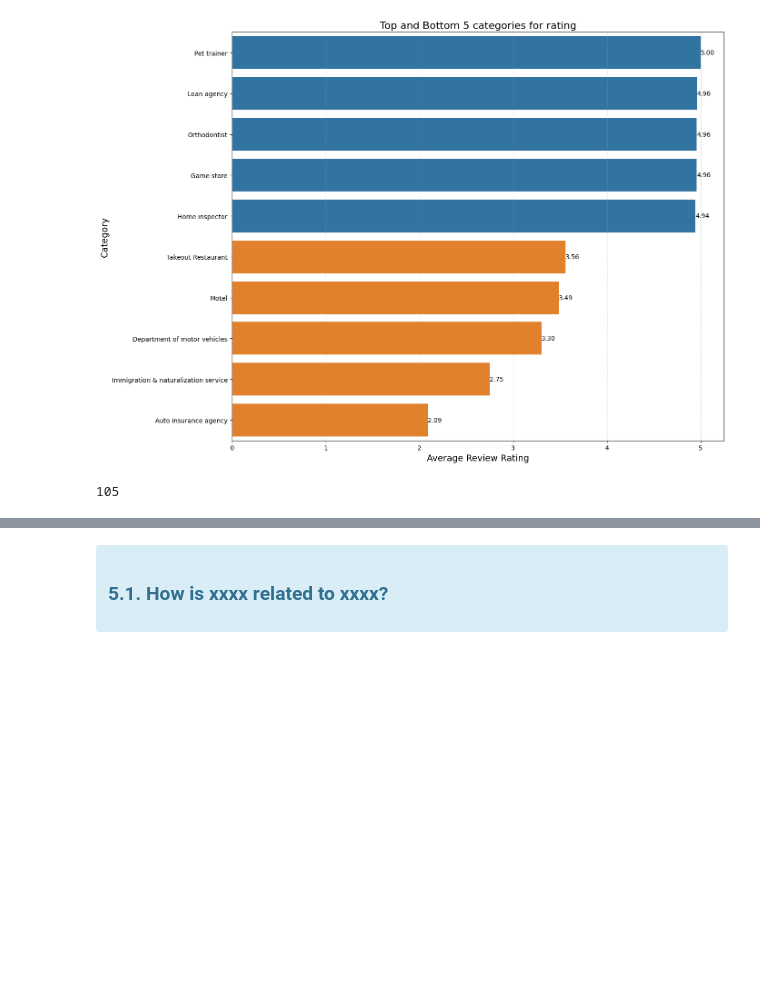
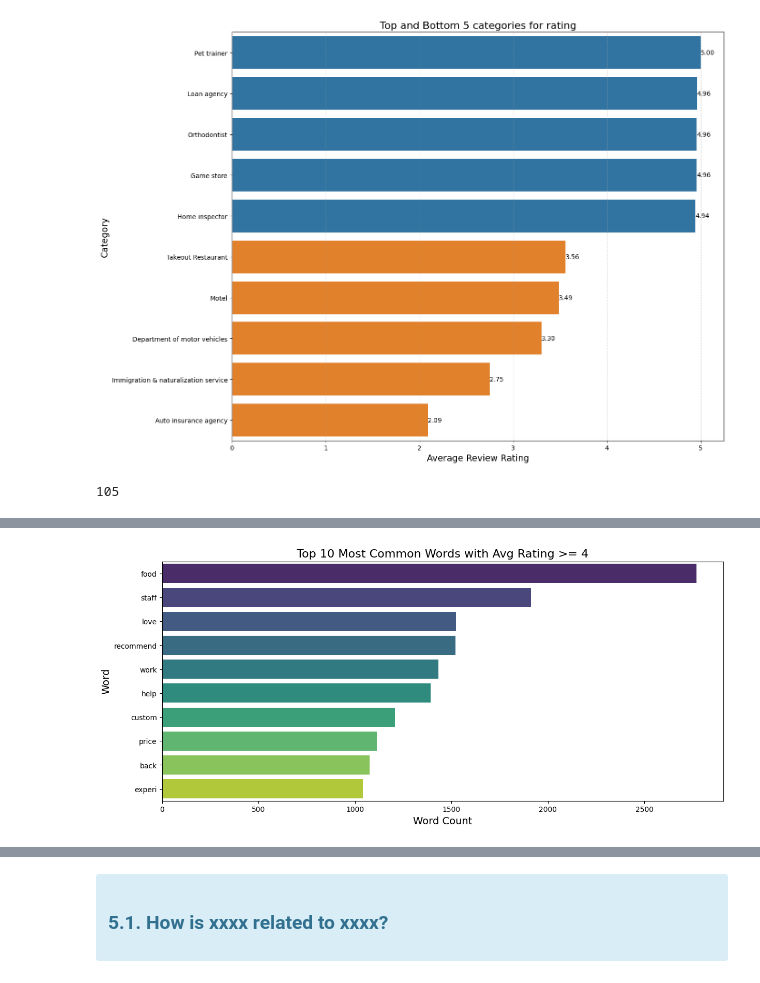
Before and after one commit to felix553/FIT5198-Assignment-1-, a Jupyter notebook: notebook_templates/task3_xxxxxxx.ipynb, the cells around one changed output, grey strips where cells are left out. Drawn from its saved outputs; the diff is of its cells as text; code cells hidden in the pictures; blank space fills up the shorter version.

Commit message:
Word insight generated

```diff
--- a/notebook_templates/task3_xxxxxxx.ipynb
+++ b/notebook_templates/task3_xxxxxxx.ipynb
@@ -633,6 +652,6 @@ Passing `palette` without assigning `hue` is deprecated and will be removed in v
 # %%
 # Flatten the lists and count occurrences, handle None values
-flat_categories = [category for sublist in merged_df['category'].dropna() for category in (sublist if isinstance(sublist, list) else [])]
+flat_categories = [category for sublist in merged_df['category'].dropna() for category in sublist]
 
 # Create a Series from the flattened categories and count occurrences
 category_counts = pd.Series(flat_categories).value_counts()
@@ -653,6 +672,7 @@ Employment center              53
 Employment agency              53
 Name: count, Length: 298, dtype: int64
 # %%
+
 # Create a dictionary mapping categories to their counts
 category_count_dict = category_counts.to_dict()
 
@@ -667,7 +687,7 @@ def assign_most_frequent_category(categories):
     return sorted_categories[0]
 
 # Apply the function to transform the 'category' column
-merged_df['transformed_category'] = merged_df['category'].apply(lambda x: assign_most_frequent_category(x if isinstance(x, list) else [x]))
+merged_df['transformed_category'] = merged_df['category'].apply(lambda x: assign_most_frequent_category(x))
 # %%
 merged_df.columns
 # %% [output]
@@ -721,3 +741,7 @@ Passing `palette` without assigning `hue` is deprecated and will be removed in v
 len(merged_df['transformed_category'].unique())
 # %% [output]
 105
+# %%
+# Read the countvec_test.txt file
+with open('countvec_test.txt', 'r') as file:
+    countvec_test_data = file.readlines()
@@ -723,0 +790,3 @@ len(merged_df['transformed_category'].unique())
+# %%
+combined_vec_df = pd.merge(countvec_test_df, aggregated_review_df, on='gmap_id', how='left')
+combined_vec_df.head()
@@ -723,0 +821,68 @@ len(merged_df['transformed_category'].unique())
+# %%
+
+
+# Assume 'combined_vec_df' is your DataFrame containing word indices
+
+# Step 1: Create a dictionary from the text document
+word_dict = {}
+with open('test_vocab.txt', 'r') as file:
+    for line in file:
+        word, index = line.strip().split(':')
+        word_dict[index] = word
+
+# Step 2: Initialize dictionaries to hold word counts for ratings above and below 4
+word_count_above_4 = defaultdict(int)
+word_count_below_4 = defaultdict(int)
+
+# Step 3: Iterate through each row in the DataFrame and replace indices with words
+for _, row in combined_vec_df.iterrows():
+    if pd.notna(row['avg_rating']):
+        # Determine which dictionary to use based on the rating
+        if row['avg_rating'] >= 4:
+            target_dict = word_count_above_4
+        else:
+            target_dict = word_count_below_4
+
+        # Iterate over each relevant column to extract word counts
+        for col in combined_vec_df.columns[1:]:
+            # Convert the value to a string and check if it's valid
+            value = str(row[col])
+            if value != 'None' and value.strip():
+                word_counts = value.split(',')
+                for wc in word_counts:
+                    # Check if the string is in the correct format (exactly one colon)
+                    parts = wc.split(':')
+                    if len(parts) == 2:
+                        index, count = parts
+                        try:
+                            # Use the dictionary to replace index with word
+                            word = word_dict.get(index, f"unknown_{index}")
+                            target_dict[word] += int(count)
+                        except ValueError:
+                            # Skip if count is not a valid integer
+                            continue
+
+# Step 4: Convert dictionaries to DataFrames
+df_above_4 = pd.DataFrame(list(word_count_above_4.items()), columns=['word', 'count'])
+df_below_4 = pd.DataFrame(list(word_count_below_4.items()), columns=['word', 'count'])
+
+# Step 5: Sort to get top 10 for each group
+df_above_4 = df_above_4.sort_values(by='count', ascending=False).head(10)
+df_below_4 = df_below_4.sort_values(by='count', ascending=False).head(10)
+
+# Plotting for words with average rating above 4
+plt.figure(figsize=(14, 6))
+sns.barplot(data=df_above_4, x='count', y='word', palette='viridis')
+plt.title('Top 10 Most Common Words with Avg Rating >= 4', fontsize=16)
+plt.xlabel('Word Count', fontsize=14)
+plt.ylabel('Word', fontsize=14)
+plt.show()
+
+# Plotting for words with average rating below 4
+plt.figure(figsize=(14, 6))
+sns.barplot(data=df_below_4, x='count', y='word', palette='magma')
+plt.title('Top 10 Most Common Words with Avg Rating < 4', fontsize=16)
+plt.xlabel('Word Count', fontsize=14)
+plt.ylabel('Word', fontsize=14)
+plt.show()
+# %% [output]
@@ -723,0 +892 @@ len(merged_df['transformed_category'].unique())
+[figure, added]
```
Also changed, not shown: parts of 16 cells of this notebook, 7 other files.
